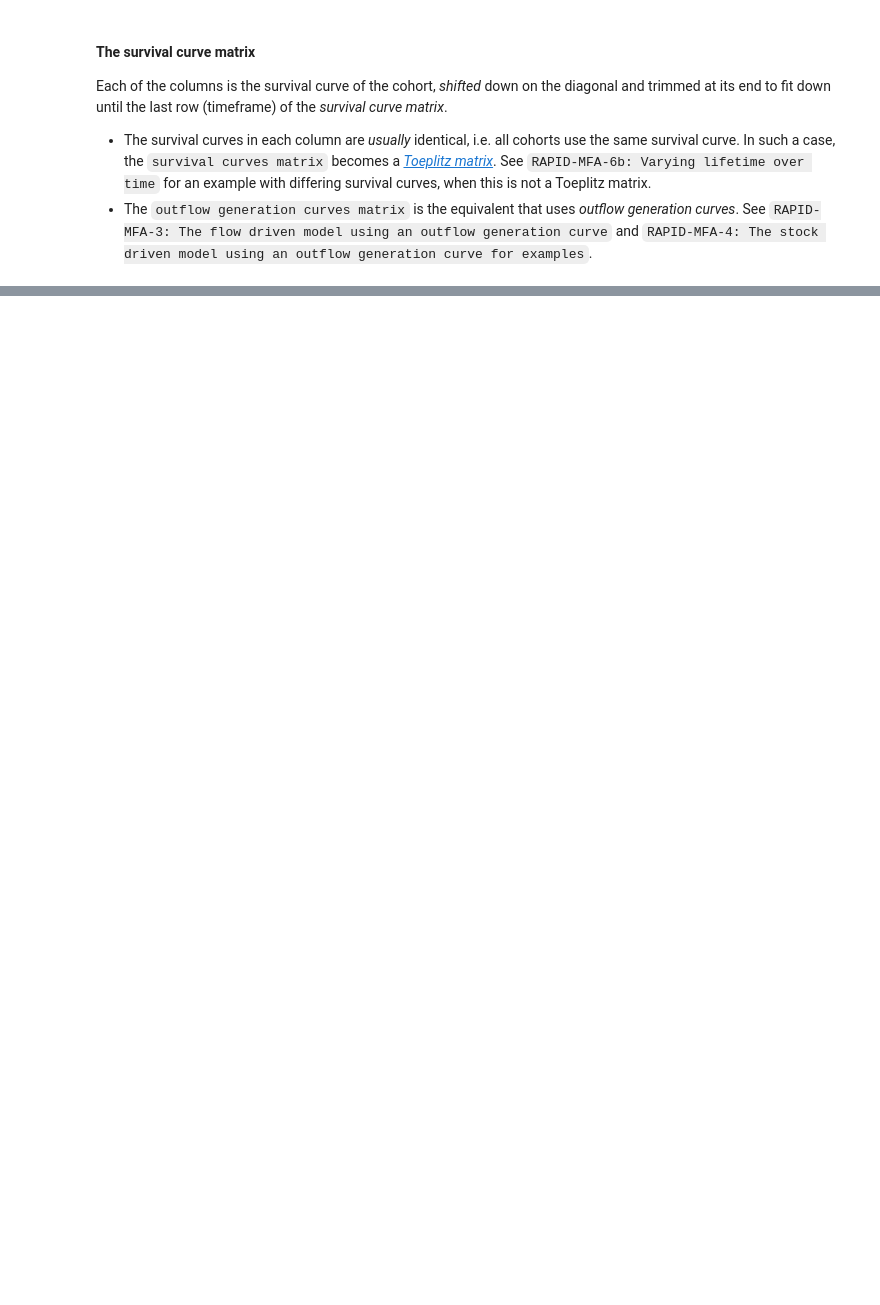
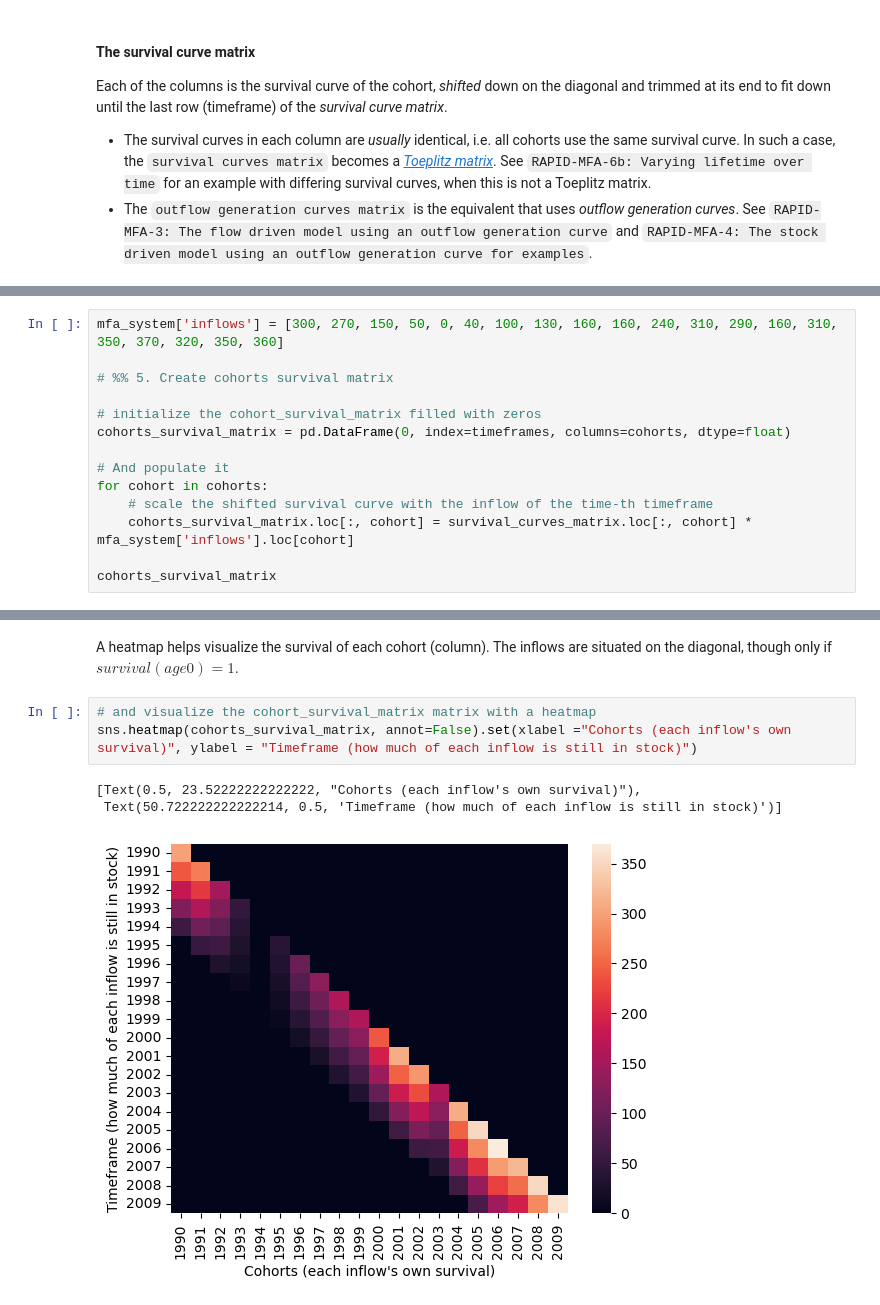
Before and after one commit to TomerFishman/RAPID-MFA, a Jupyter notebook: RAPID-MFA notebooks/00_conventions_and_data_structures.ipynb, the cells around one changed output, grey strips where cells are left out. Cells and saved outputs as stored; diff of their text form; blank space fills up the shorter version.

```diff
--- a/RAPID-MFA notebooks/00_conventions_and_data_structures.ipynb
+++ b/RAPID-MFA notebooks/00_conventions_and_data_structures.ipynb
@@ -567,0 +600,14 @@ The structure is identical to the above, and each of the columns describes the a
+# %%
+mfa_system['inflows'] = [300, 270, 150, 50, 0, 40, 100, 130, 160, 160, 240, 310, 290, 160, 310, 350, 370, 320, 350, 360]
+
+# %% 5. Create cohorts survival matrix
+
+# initialize the cohort_survival_matrix filled with zeros
+cohorts_survival_matrix = pd.DataFrame(0, index=timeframes, columns=cohorts, dtype=float)
+
+# And populate it
+for cohort in cohorts:
+    # scale the shifted survival curve with the inflow of the time-th timeframe
+    cohorts_survival_matrix.loc[:, cohort] = survival_curves_matrix.loc[:, cohort] * mfa_system['inflows'].loc[cohort]
+
+cohorts_survival_matrix
@@ -567,0 +632,9 @@ The structure is identical to the above, and each of the columns describes the a
+# %% [markdown]
+A heatmap helps visualize the survival of each cohort (column). The inflows are situated on the diagonal, though only if $survival(age0) = 1$.
+# %%
+# and visualize the cohort_survival_matrix matrix with a heatmap
+sns.heatmap(cohorts_survival_matrix, annot=False).set(xlabel ="Cohorts (each inflow's own survival)", ylabel = "Timeframe (how much of each inflow is still in stock)")
+# %% [output]
+[Text(0.5, 23.52222222222222, "Cohorts (each inflow's own survival)"),
+ Text(50.722222222222214, 0.5, 'Timeframe (how much of each inflow is still in stock)')]
+[figure, added]
```
Also changed, not shown: parts of 16 cells of this notebook.
